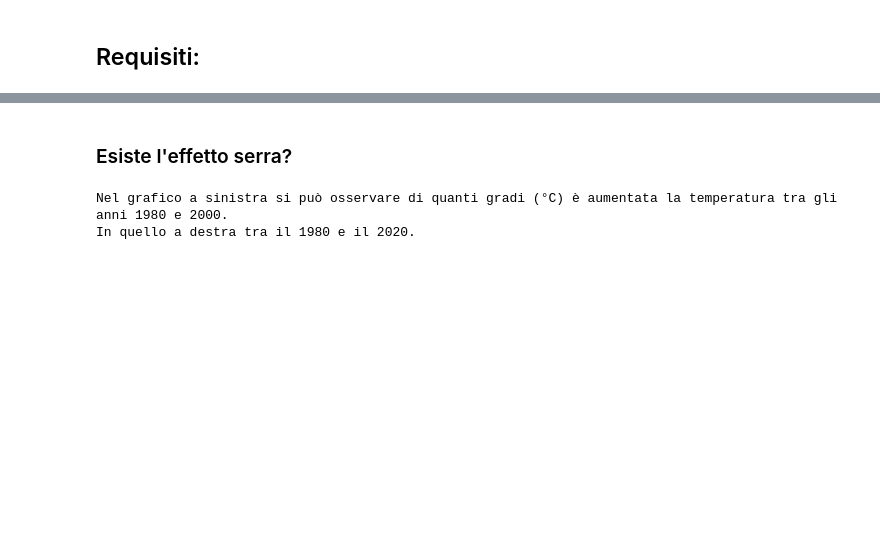
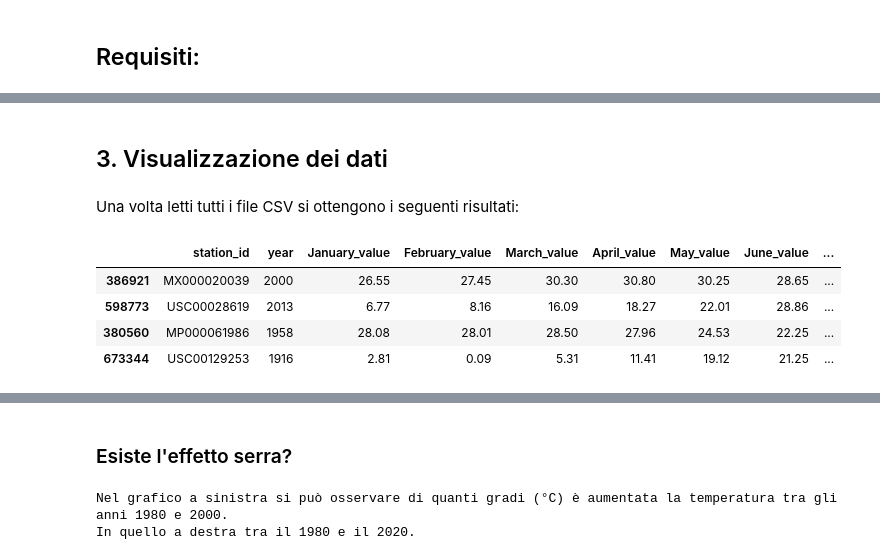
Before and after one commit to ElenaCurti/big-data, a Jupyter notebook: Attivita_03_DataAnalytics/file.ipynb, the cells around one changed output, grey strips where cells are left out. Cells and saved outputs as stored; diff of their text form; code cells hidden in the pictures; blank space fills up the shorter version.

```diff
--- a/Attivita_03_DataAnalytics/file.ipynb
+++ b/Attivita_03_DataAnalytics/file.ipynb
@@ -270,0 +169,17 @@ Considerazioni: ci sono in totale 27769 stazioni, l'anno minimo è il 1702 e il
+# %%
+# File dei paesi
+FILE_ORIGINALE_FIPS_TO_ISO = DATA_ORIGINAL_FOLDER + "fips_to_iso_country_codes.csv"
+FILE_ORIGINALE_COUNTRY_INFO = DATA_ORIGINAL_FOLDER + "countries_info.csv"
+
+# Leggo i files originali
+df_fips_tmp = pd.read_csv(FILE_ORIGINALE_FIPS_TO_ISO)
+df_country = pd.read_csv(FILE_ORIGINALE_COUNTRY_INFO)
+
+# Faccio il join sul codice alpha-2
+df_country = pd.merge(df_fips_tmp, df_country, how='left',left_on='ISO 3166', right_on='alpha-2')
+
+# Elimino le colonne non necessarie e rinomino le altre
+df_country = df_country.drop(['ISO 3166','iso_3166-2', 'alpha-3', 'alpha-2', 'country-code', 'intermediate-region', 'intermediate-region-code'], axis=1)
+df_country['name_country'] = df_country.apply(lambda x : str(x['Name'] if pd.isna(x["name"]) else x['name']), axis=1)
+df_country = df_country.drop([ 'name', 'Name'], axis=1)
+df_country = df_country.rename(columns={"FIPS 10-4":"fips"})
@@ -270,0 +216,14 @@ Considerazioni: ci sono in totale 27769 stazioni, l'anno minimo è il 1702 e il
+# %% [markdown]
+## 3. Visualizzazione dei dati
+# %% [markdown]
+Una volta letti tutti i file CSV si ottengono i seguenti risultati:
+# %%
+# Temperature, stazioni e paesi
+df = df_temperatures.merge(df_stations).merge(df_country)
+display(df.sample(4))
+# %% [output]
+|  | station_id | year | January_value | February_value | March_value | April_value | May_value | June_value | ... |
+| 386921 | MX000020039 | 2000 | 26.55 | 27.45 | 30.30 | 30.80 | 30.25 | 28.65 | ... |
+| 598773 | USC00028619 | 2013 | 6.77 | 8.16 | 16.09 | 18.27 | 22.01 | 28.86 | ... |
+| 380560 | MP000061986 | 1958 | 28.08 | 28.01 | 28.50 | 27.96 | 24.53 | 22.25 | ... |
+| 673344 | USC00129253 | 1916 | 2.81 | 0.09 | 5.31 | 11.41 | 19.12 | 21.25 | ... |
```
Also changed, not shown: parts of 47 cells of this notebook, 1 other file.
